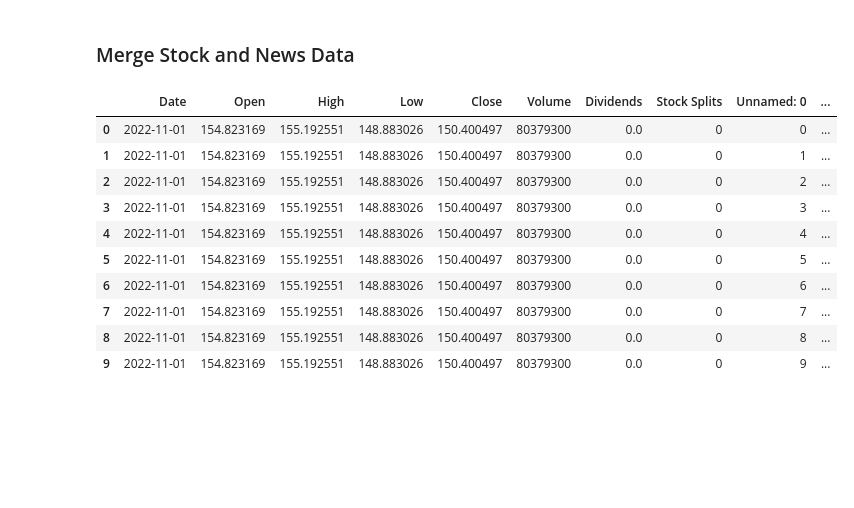
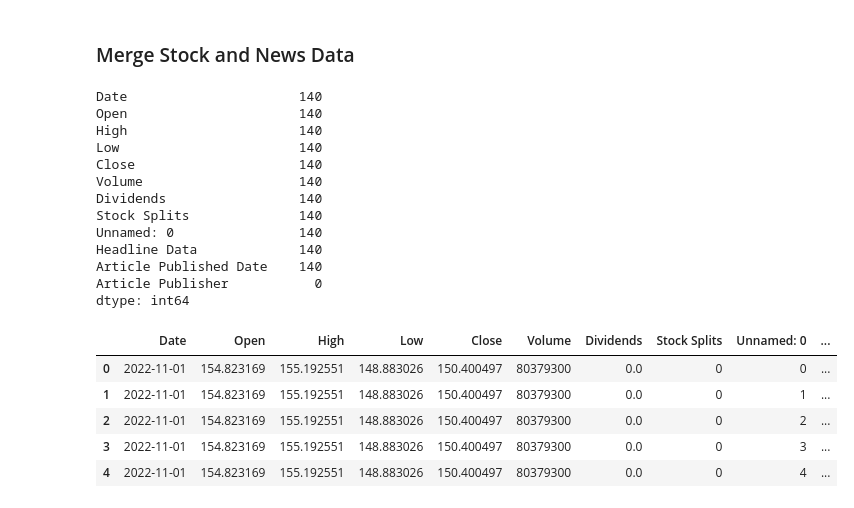
Before and after one commit to timhyc19/StockMarketAnalysis, a Jupyter notebook: ETL/Transform/AAPL.ipynb, the cells around one changed output. Drawn from its saved outputs; the diff is of its cells as text; code cells hidden in the pictures; blank space fills up the shorter version.

```diff
--- a/ETL/Transform/AAPL.ipynb
+++ b/ETL/Transform/AAPL.ipynb
@@ -33,16 +51,27 @@ print(AAPL_News_Data.head(20))
 ### Merge Stock and News Data
 # %%
 df_merge = pd.merge(AAPL_Data, AAPL_News_Data, how="inner", on="Date")
-df_merge.head(30)
+df_merge.count()
 # %% [output]
-|  | Date | Open | High | Low | Close | Volume | Dividends | Stock Splits | Unnamed: 0 | ... |
-| 0 | 2022-11-01 | 154.823169 | 155.192551 | 148.883026 | 150.400497 | 80379300 | 0.0 | 0 | 0 | ... |
-| 1 | 2022-11-01 | 154.823169 | 155.192551 | 148.883026 | 150.400497 | 80379300 | 0.0 | 0 | 1 | ... |
-| 2 | 2022-11-01 | 154.823169 | 155.192551 | 148.883026 | 150.400497 | 80379300 | 0.0 | 0 | 2 | ... |
-| 3 | 2022-11-01 | 154.823169 | 155.192551 | 148.883026 | 150.400497 | 80379300 | 0.0 | 0 | 3 | ... |
-| 4 | 2022-11-01 | 154.823169 | 155.192551 | 148.883026 | 150.400497 | 80379300 | 0.0 | 0 | 4 | ... |
-| 5 | 2022-11-01 | 154.823169 | 155.192551 | 148.883026 | 150.400497 | 80379300 | 0.0 | 0 | 5 | ... |
-| 6 | 2022-11-01 | 154.823169 | 155.192551 | 148.883026 | 150.400497 | 80379300 | 0.0 | 0 | 6 | ... |
-| 7 | 2022-11-01 | 154.823169 | 155.192551 | 148.883026 | 150.400497 | 80379300 | 0.0 | 0 | 7 | ... |
-| 8 | 2022-11-01 | 154.823169 | 155.192551 | 148.883026 | 150.400497 | 80379300 | 0.0 | 0 | 8 | ... |
-| 9 | 2022-11-01 | 154.823169 | 155.192551 | 148.883026 | 150.400497 | 80379300 | 0.0 | 0 | 9 | ... |
+Date                      140
+Open                      140
+High                      140
+Low                       140
+Close                     140
+Volume                    140
+Dividends                 140
+Stock Splits              140
+Unnamed: 0                140
+Headline Data             140
+Article Published Date    140
+Article Publisher           0
+dtype: int64
+# %%
+df_merge.head()
+# %% [output]
+|  | Date | Open | High | Low | Close | Volume | Dividends | Stock Splits | Unnamed: 0 | ... |
+| 0 | 2022-11-01 | 154.823169 | 155.192551 | 148.883026 | 150.400497 | 80379300 | 0.0 | 0 | 0 | ... |
+| 1 | 2022-11-01 | 154.823169 | 155.192551 | 148.883026 | 150.400497 | 80379300 | 0.0 | 0 | 1 | ... |
+| 2 | 2022-11-01 | 154.823169 | 155.192551 | 148.883026 | 150.400497 | 80379300 | 0.0 | 0 | 2 | ... |
+| 3 | 2022-11-01 | 154.823169 | 155.192551 | 148.883026 | 150.400497 | 80379300 | 0.0 | 0 | 3 | ... |
+| 4 | 2022-11-01 | 154.823169 | 155.192551 | 148.883026 | 150.400497 | 80379300 | 0.0 | 0 | 4 | ... |
```
Also changed, not shown: parts of 3 cells of this notebook, 4 other files.
